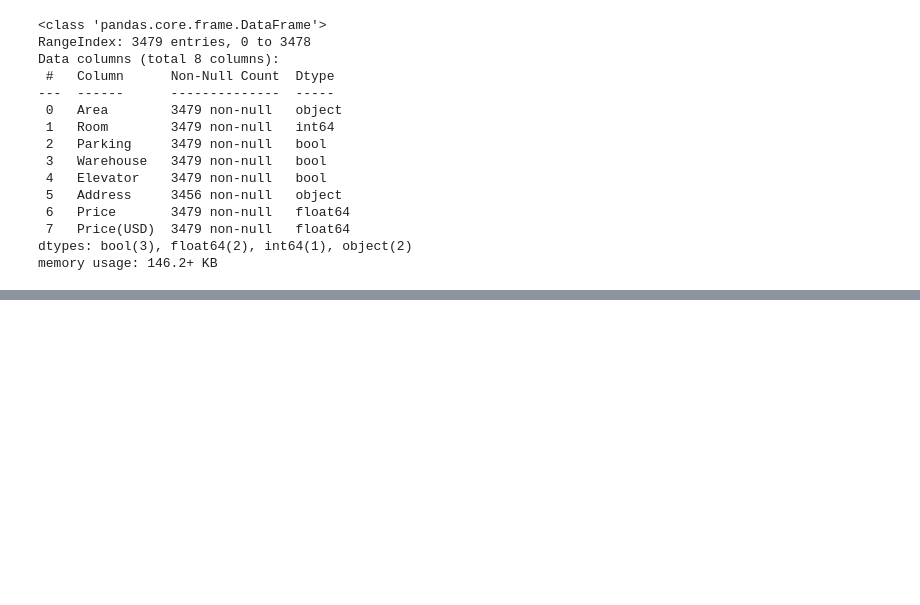
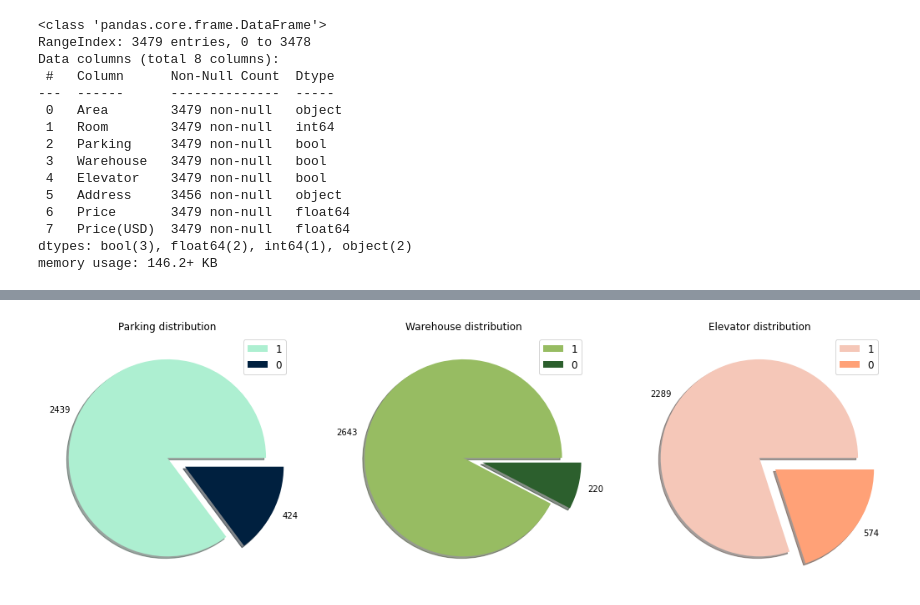
Before and after one commit to rasulsh/ML_final_project, a Jupyter notebook: HousePrice_Tehran.ipynb, the cells around one changed output, grey strips where cells are left out. Drawn from its saved outputs; the diff is of its cells as text; code cells hidden in the pictures; blank space fills up the shorter version.

```diff
--- a/HousePrice_Tehran.ipynb
+++ b/HousePrice_Tehran.ipynb
@@ -35,0 +82,5 @@ memory usage: 146.2+ KB
+# %%
+# با توجه به نمودار پراکندی بالا خانه هایی که متراژ آنها بیش از 200 متر می باشد حذف می شوند
+
+data_copy.drop(data_copy[data_copy.Area > 200].index, inplace=True)
+data_copy.drop(data_copy[data_copy.Area < 30].index, inplace=True)
@@ -35,0 +99,15 @@ memory usage: 146.2+ KB
+# %%
+# در این مرحله بالانس بودن مقادیر را بررسی میکنیم
+
+fig, ax = plt.subplots(ncols=3, figsize=(18,6))
+
+colors = [['#ADEFD1FF', '#00203FFF'], ['#97BC62FF', '#2C5F2D'], ['#F5C7B8FF', '#FFA177FF']]
+explode = [0, 0.2]
+columns = ['Parking', 'Warehouse', 'Elevator']
+for i in range(3):
+        data = data_copy[columns[i]].value_counts()
+        ax[i].pie(data, labels=data.values, explode=explode, colors=colors[i], shadow=True)
+        ax[i].legend(labels=data.index, fontsize='large')
+        ax[i].set_title('{} distribution'.format(columns[i]))
+# %% [output]
+[figure, added]
```
Also changed, not shown: parts of 6 cells of this notebook.
